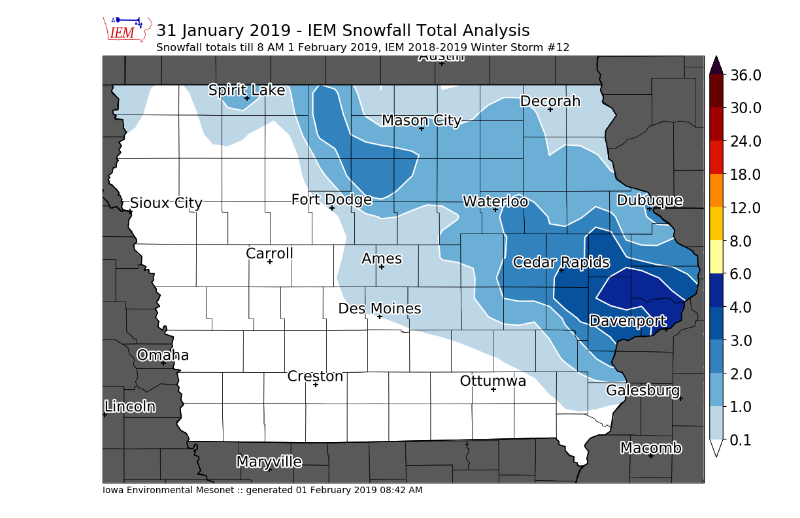
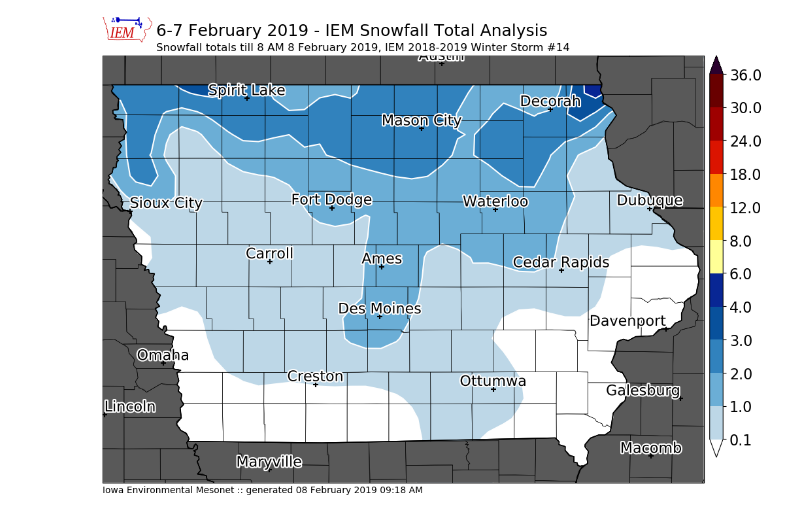
Before and after one commit to akrherz/DEV, a Jupyter notebook: coop/feature_snowfall_analysis.ipynb, the cells around one changed output. Saved outputs shown, nothing was run; the diff lists cells and outputs as text; code cells hidden in the pictures.

Commit message:
winter storm 14

```diff
--- a/coop/feature_snowfall_analysis.ipynb
+++ b/coop/feature_snowfall_analysis.ipynb
@@ -1,7 +1,7 @@
 # %%
 ####################
 # vvvvvvvvvvvvvvvvvvvvvvvvv
-STORM_NUMBER = 12
+STORM_NUMBER = 14
 SEASON = "1819"
 # ^^^^^^^^^^^^^^^^^^^^^^^^^
 ####################
@@ -78,8 +78,8 @@ def get_coop(dates):
     IEM.close()
     return data
 
-crows = get_coop( ['2019-02-01', '2019-02-01'] )
-sts = utc(2019, 1, 31, 21)
+crows = get_coop( ['2019-02-08', '2019-02-09'] )
+sts = utc(2019, 2, 7, 15)
 ets = utc(2019, 2, 28, 12, 0)
 lrows = get_lsrs(sts, ets)
 
@@ -127,14 +127,12 @@ Found 579 observations (498 coop/81 lsrs) for consideration
 # %%
-cull = ['ALXI4', ]
+cull = ['l148', 'SIBI4', 'IA-HD-5', 'DVNI4', 'MABM5', 'RANI4']
 if cull:
     dfall.at[cull, 'useme'] = False
 
-hardcode = [['AESI4', 0.2],
-            ['IWAI4', 1.0],
-            ['NHPI4', 2.0],
-            ['VOLI4', 1.9],
-            ['FSCI4', 0.2],
-            ['IA-AL-6', 0.5],
+hardcode = [
+    ('RKWI4', 0.7),
+    ('IA-PA-5', 2.),
+    ('GTTI4', 0.5),
 
            ]
 for sid, val in hardcode:
@@ -208,15 +206,15 @@ Attributes:
 # %%
 # now we are ready to plot!
 
 m = MapPlot(sector='iowa',
-            title='31 January 2019 - IEM Snowfall Total Analysis',
-            subtitle=("Snowfall totals till 8 AM 1 February 2019, "
+            title='6-7 February 2019 - IEM Snowfall Total Analysis',
+            subtitle=("Snowfall totals till 8 AM 8 February 2019, "
                       "IEM 2018-2019 Winter Storm #%s") % (STORM_NUMBER, ))
 vals = m.contourf(grid.longitude, grid.latitude, grid.vals, clevs, cmap=cmap)
 np.save("%s_events/%s_%s.npy" % (SEASON, SEASON, STORM_NUMBER), vals)
 #m.plot_values(np.array(df2.lon), np.array(df2.lat), np.array(df2.val), '%.2f')
 m.drawcounties()
 m.drawcities()
-m.postprocess(filename='190201.png')
+m.postprocess(filename='190208.png')
 # %% [output]
-[figure, old version]
+[figure, new version]
```
Also changed, not shown: parts of 2 cells of this notebook, 1 other file.
